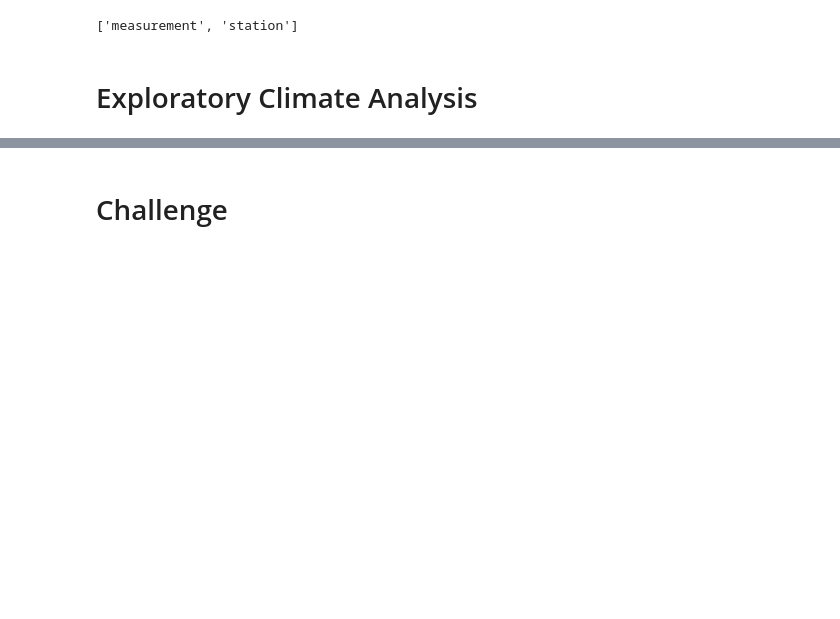
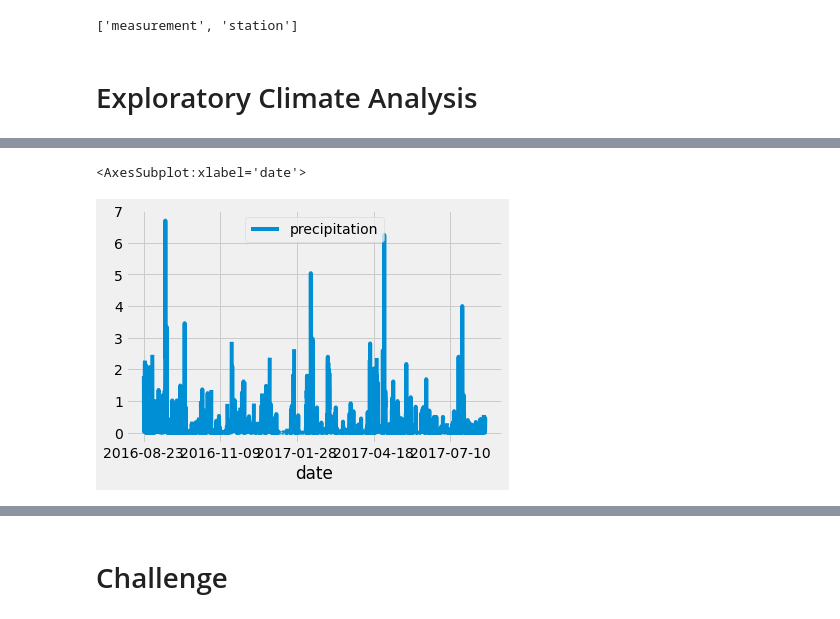
Before and after one commit to tutran90/surfs_up, a Jupyter notebook: climate_analysis.ipynb, the cells around one changed output, grey strips where cells are left out. Saved outputs shown, nothing was run; the diff lists cells and outputs as text; code cells hidden in the pictures; blank space fills up the shorter version.

Commit message:
Summary of date and percipitation complete

```diff
--- a/climate_analysis.ipynb
+++ b/climate_analysis.ipynb
@@ -40,0 +56,5 @@ session = Session(engine)
+# %%
+#filtering through our query session so we only get dates that are >= the prev. year
+#use the .all() to extract all of the results from the query and add to the empty result list
+results = session.query(Measurement.date, Measurement.prcp).filter(Measurement.date >= prev_year).all()
+print(results)
@@ -40,0 +63,13 @@ session = Session(engine)
+# %%
+# Saving the Query Results
+df = pd.DataFrame(results, columns=['date', 'precipitation'])
+# %%
+# setting the index of the DF to date using set_index()
+
+df.set_index(df['date'],inplace=True)
+#inplace= true means do not create a new DF. just adjusting this one.
+
+#print(df) # output was 2 date columns
+
+#cleaning the df to show only one date
+print(df.to_string(index=False))
@@ -40,0 +94,4 @@ session = Session(engine)
+# %%
+# sorting the date so it's in chronological order
+df = df.sort_index()
+print(df.to_string(index=False))
@@ -40,0 +116,6 @@ session = Session(engine)
+# %%
+# Plot the Data
+df.plot()
+# %% [output]
+<AxesSubplot:xlabel='date'>
+[figure, added]
```
Also changed, not shown: parts of 8 cells of this notebook, 1 other file.
